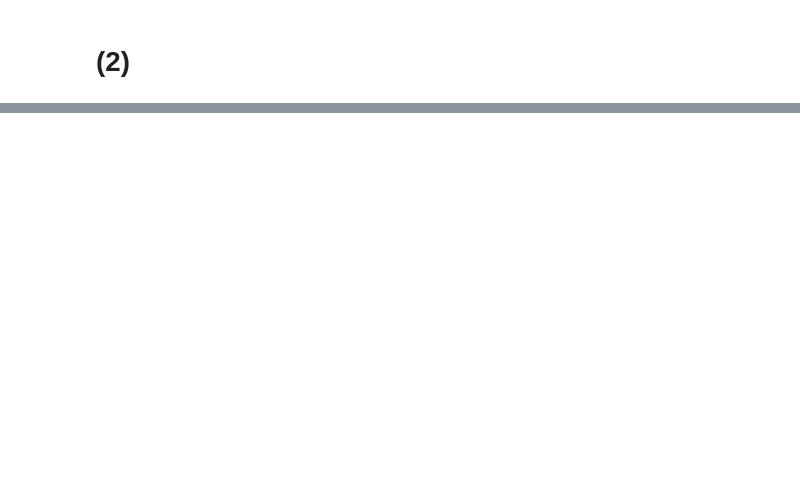
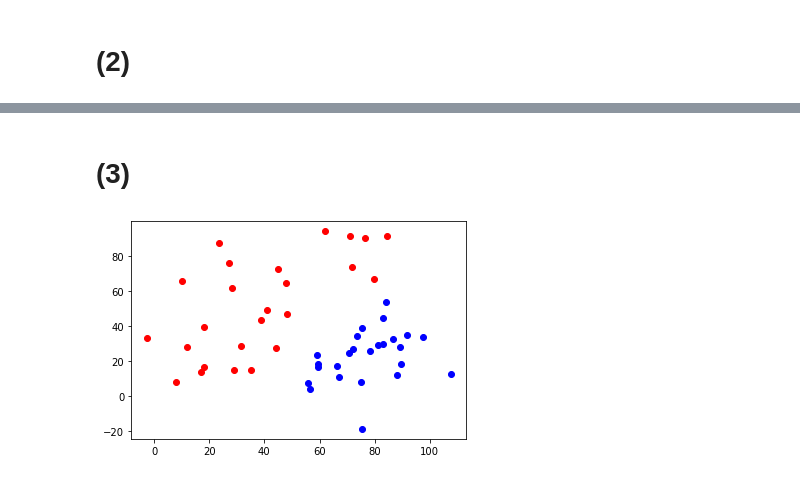
Before and after one commit to rovle/gpt3-in-context-fitting, a Jupyter notebook: classification_playground.ipynb, the cells around one changed output, grey strips where cells are left out. Cells and saved outputs as stored; diff of their text form; code cells hidden in the pictures; blank space fills up the shorter version.

```diff
--- a/classification_playground.ipynb
+++ b/classification_playground.ipynb
@@ -43,0 +35,17 @@ array([[ 42.38732858,  74.89475221],
+# %% [markdown]
+# (3)
+# %%
+var = 200
+mixture = np.concatenate((
+                            multivariate_normal.rvs([25, 25], [[var, 0], [0, var]], size=25),
+                            multivariate_normal.rvs([25, 75], [[var, 0], [0, var]], size=25),
+                            multivariate_normal.rvs([75, 75], [[var, 0], [0, var]], size=25)
+                        ))
+
+indices = np.random.choice(mixture.shape[0], 25, replace=False)
+mixture_sample = mixture[indices]
+
+plot_distributions(multivariate_normal.rvs([75, 25], [[var, 0], [0, var]], size=25),
+                    mixture_sample)
+# %% [output]
+[figure, added]
```
Also changed, not shown: parts of 17 cells of this notebook, 1 other file.
